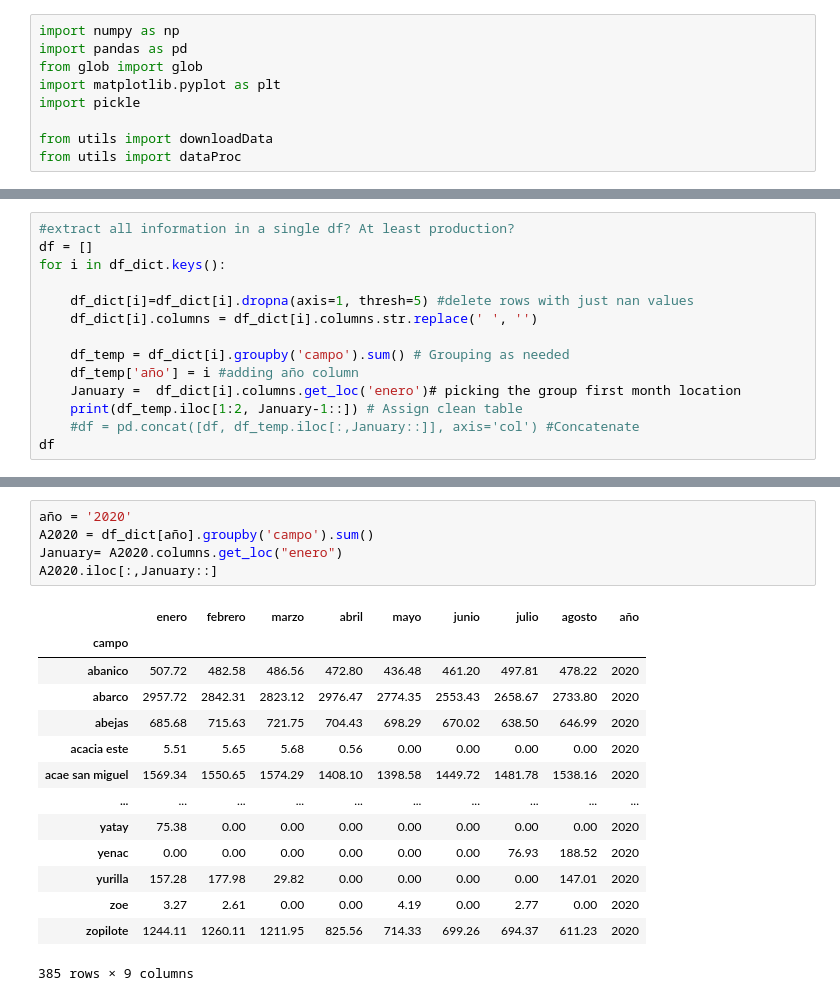
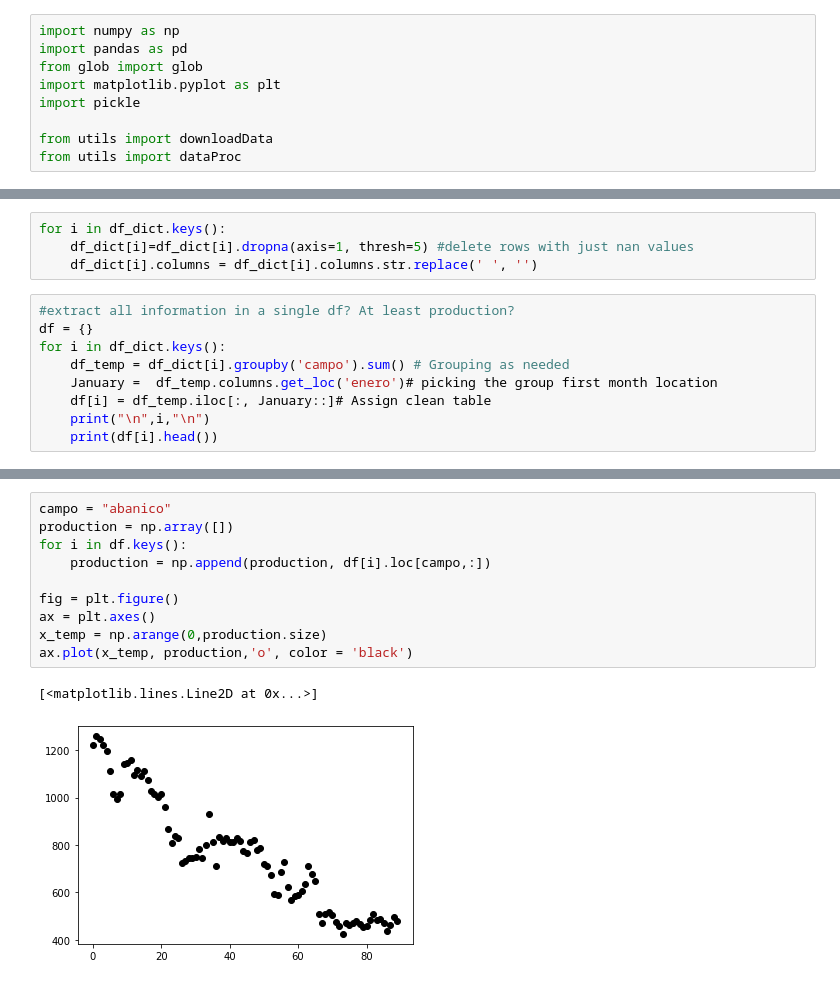
Before and after one commit to Hackaton-O-G-CAN/Hackaton_2020, a Jupyter notebook: decline_rate_JN.ipynb, the cells around one changed output, grey strips where cells are left out. Drawn from its saved outputs; the diff is of its cells as text.

```diff
--- a/decline_rate_JN.ipynb
+++ b/decline_rate_JN.ipynb
@@ -27,18 +27,17 @@ Loading data
 Loading data finished
 Cleanning data
 Cleaning data finsihed
+# %%
+for i in df_dict.keys():
+    df_dict[i]=df_dict[i].dropna(axis=1, thresh=5) #delete rows with just nan values
+    df_dict[i].columns = df_dict[i].columns.str.replace(' ', '')
 # %%
 #extract all information in a single df? At least production?
-df = []
+df = {}
 for i in df_dict.keys():
-
-    df_dict[i]=df_dict[i].dropna(axis=1, thresh=5) #delete rows with just nan values
-    df_dict[i].columns = df_dict[i].columns.str.replace(' ', '')
-
     df_temp = df_dict[i].groupby('campo').sum() # Grouping as needed
-    df_temp['año'] = i #adding año column
-    January =  df_dict[i].columns.get_loc('enero')# picking the group first month location
-    print(df_temp.iloc[1:2, January-1::]) # Assign clean table
-    #df = pd.concat([df, df_temp.iloc[:,January::]], axis='col') #Concatenate
-df
+    January =  df_temp.columns.get_loc('enero')# picking the group first month location
+    df[i] = df_temp.iloc[:, January::]# Assign clean table
+    print("\n",i,"\n")
+    print(df[i].head())
 # %% [output]
@@ -99,20 +61,13 @@ Name: enero , Length: 471, dtype: object
-# %%
-año = '2020'
-A2020 = df_dict[año].groupby('campo').sum()
-January= A2020.columns.get_loc("enero")
-A2020.iloc[:,January::]
-# %% [output]
-|  | enero | febrero | marzo | abril | mayo | junio | julio | agosto | año |
-| campo |  |  |  |  |  |  |  |  |  |
-| abanico | 507.72 | 482.58 | 486.56 | 472.80 | 436.48 | 461.20 | 497.81 | 478.22 | 2020 |
-| abarco | 2957.72 | 2842.31 | 2823.12 | 2976.47 | 2774.35 | 2553.43 | 2658.67 | 2733.80 | 2020 |
-| abejas | 685.68 | 715.63 | 721.75 | 704.43 | 698.29 | 670.02 | 638.50 | 646.99 | 2020 |
-| acacia este | 5.51 | 5.65 | 5.68 | 0.56 | 0.00 | 0.00 | 0.00 | 0.00 | 2020 |
-| acae san miguel | 1569.34 | 1550.65 | 1574.29 | 1408.10 | 1398.58 | 1449.72 | 1481.78 | 1538.16 | 2020 |
-| ... | ... | ... | ... | ... | ... | ... | ... | ... | ... |
-| yatay | 75.38 | 0.00 | 0.00 | 0.00 | 0.00 | 0.00 | 0.00 | 0.00 | 2020 |
-| yenac | 0.00 | 0.00 | 0.00 | 0.00 | 0.00 | 0.00 | 76.93 | 188.52 | 2020 |
-| yurilla | 157.28 | 177.98 | 29.82 | 0.00 | 0.00 | 0.00 | 0.00 | 147.01 | 2020 |
-| zoe | 3.27 | 2.61 | 0.00 | 0.00 | 4.19 | 0.00 | 2.77 | 0.00 | 2020 |
-| zopilote | 1244.11 | 1260.11 | 1211.95 | 825.56 | 714.33 | 699.26 | 694.37 | 611.23 | 2020 |
-385 rows × 9 columns
+# %%
+campo = "abanico"
+production = np.array([])
+for i in df.keys():
+    production = np.append(production, df[i].loc[campo,:])
+
+fig = plt.figure()
+ax = plt.axes()
+x_temp = np.arange(0,production.size)
+ax.plot(x_temp, production,'o', color = 'black')
+# %% [output]
+[<matplotlib.lines.Line2D at 0x...>]
+[figure, added]
```
Also changed, not shown: parts of 3 cells of this notebook.
